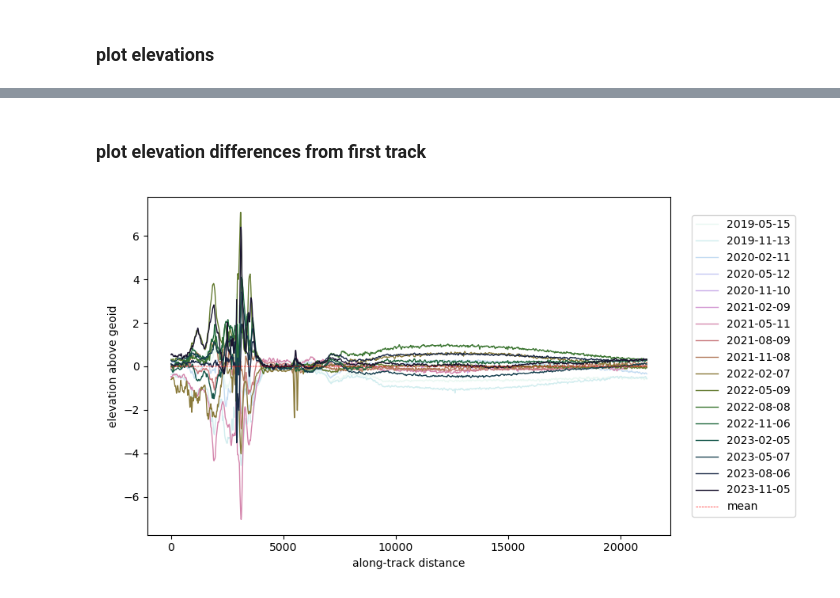
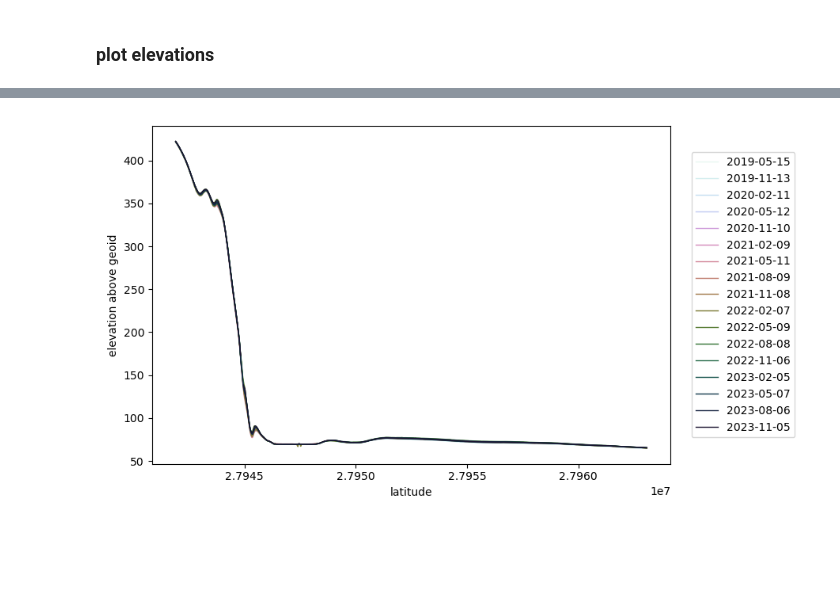
Before and after one commit to fliphilipp/ICESat2_getting_started, a Jupyter notebook: grouding_zone_kreitzer.ipynb, the cells around one changed output, grey strips where cells are left out. Cells and saved outputs as stored; diff of their text form; code cells hidden in the pictures; blank space fills up the shorter version.

```diff
--- a/grouding_zone_kreitzer.ipynb
+++ b/grouding_zone_kreitzer.ipynb
@@ -227,7 +237,7 @@ for i in range(nfiles):
         coords = list(zip(df.lat, df.lon))
         weight = 2 if ancillary['gtx_strength_dict'][gtx] == 'strong' else 1
         name = '%s, track %d-%s' % (ancillary['date'], ancillary['rgt'], gtx)
-        line = Polyline(locations=coords,color="red",weight=weight,fill=False, name=name, opacity=0.25)
+        line = Polyline(locations=coords,color="red",weight=weight,fill=False, name=name, opacity=0.1)
         m.add_layer(line)
 
 m.add_control(LayersControl())
@@ -299,37 +249,31 @@ fig.tight_layout()
-# %% [markdown]
-### plot elevation differences from first track
-# %%
-dfs_all.xatc -= dfs_all.xatc.min()
-x_interp = np.arange(0, dfs_all.xatc.max(), 10)
-lat_interp = np.arange(dfs_all.lat.min(), dfs_all.lat.max(), 0.0001)
-dates = np.unique(dfs_all.date)
-ndates = len(dates)
-colors = cm.cubehelix_r(np.linspace(0.05,0.9,ndates))
-
-h_vals_interp = []
-for i, date in enumerate(dates):
-    thisdf = dfs_all[dfs_all.date == date]
-    h_vals_interp.append(np.interp(x_interp, thisdf.xatc, thisdf.h_geoid_corrected))
-    # h_vals_interp.append(np.interp(lat_interp, thisdf.lat, thisdf.h_geoid_corrected))
-
-mean_h = np.nanmean(np.array(h_vals_interp),axis=0)
-
-fig, ax = plt.subplots(figsize=[9, 5], dpi=100)
-handles = []
-for i, date in enumerate(dates):
-    # hplot = pd.Series(h_vals_interp[i] - mean_h).rolling(center=True,min_periods=1,window=100).mean()
-    hplot = h_vals_interp[i] - mean_h
-    line, = ax.plot(x_interp, hplot, lw=1, color=tuple(colors[i,:]), label=date)
-    # line, = ax.plot(lat_interp, h_vals_interp[i] - mean_h, lw=1, color=tuple(colors[i,:]), label=date)
-    handles.append(line)
-
-meanline, = ax.plot(x_interp, 0*mean_h, 'r--', lw=0.5, label='mean')
-# meanline, = ax.plot(lat_interp, 0*mean_h, 'r--', lw=0.5, label='mean')
-handles.append(meanline)
-
-ax.legend(handles=handles, bbox_to_anchor=(1.04, 0.5), loc="center left", borderaxespad=0, fontsize=10, ncols=1)
-ax.set_xlabel('along-track distance')
-ax.set_ylabel('elevation above geoid')
-fig.tight_layout()
-# %% [output]
-[figure, removed]
+# %%
+df_repeat = df_track.copy()
+nfiles = len(df_repeat)
+
+fig, ax = plt.subplots(figsize=[9, 5], dpi=100)
+handles = []
+dfsgtx = []
+
+colors = cm.cubehelix_r(np.linspace(0.05,0.9,nfiles))
+for i in range(nfiles):
+    filedata = df_repeat.iloc[i]
+    ancillary, dfs = read_atl06(filedata.filename, verbose=False)
+    if gtx in dfs.keys():
+        df = dfs[gtx]
+        df.loc[df.qual_summary != 0,'h'] = np.nan
+        df['h_geoid_corrected'] = df.h - df.geoid_h
+        df.loc[np.abs(df.h_geoid_corrected) > 1e4,'h_geoid_corrected'] = np.nan
+        line, = ax.plot(df.xatc, df.h_geoid_corrected,lw=1, color=tuple(colors[i,:]), label=ancillary['date'])
+        # scatt = ax.scatter(0, 0 , s=10, alpha=1, color=tuple(colors[i,:]), label=ancillary['date'])
+        df['date'] = ancillary['date']
+        handles.append(line)
+        dfsgtx.append(df)
+plt.legend(handles=handles, bbox_to_anchor=(1.04, 0.5), loc="center left", borderaxespad=0, fontsize=10, ncols=1)
+dfs_all = pd.concat(dfsgtx)
+# ax.set_xlim((np.nanmin(dfs_all.lat), np.nanmax(dfs_all.lat)))
+# ax.set_ylim((np.nanmin(dfs_all.h_geoid_corrected), np.nanmax(dfs_all.h_geoid_corrected)))
+ax.set_xlabel('latitude')
+ax.set_ylabel('elevation above geoid')
+fig.tight_layout()
+# %% [output]
+[figure, added]
```
Also changed, not shown: parts of 6 cells of this notebook, 23 other files.
